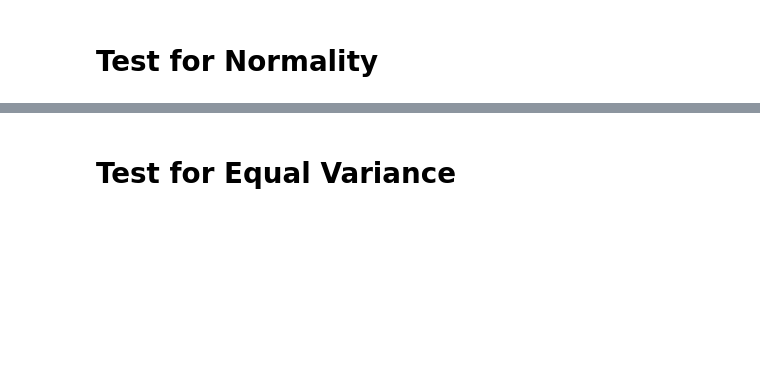
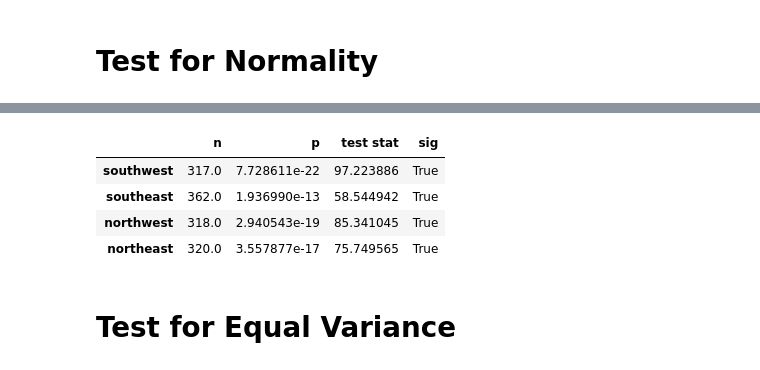
Before and after one commit to npipal/Hypothesis-Testing, a Jupyter notebook: Hypothesis Testing with Insurance Data (Core).ipynb, the cells around one changed output, grey strips where cells are left out. Drawn from its saved outputs; the diff is of its cells as text; code cells hidden in the pictures; blank space fills up the shorter version.

```diff
--- a/Hypothesis Testing with Insurance Data (Core).ipynb
+++ b/Hypothesis Testing with Insurance Data (Core).ipynb
@@ -234,0 +239,11 @@ TypeError: unsupported operand type(s) for /: 'str' and 'int'
+# %%
+## Create groups dictionary
+groups = {}
+## Loop through all unique categories
+for i in df['region'].unique():
+    ## Get series for group and rename
+    data = df.loc[df['region']==i,'charges'].copy()
+
+    # save into the dictionary
+    groups[i] = data
+groups.keys()
@@ -254,2 +271,10 @@ TypeError: unsupported operand type(s) for /: 'str' and 'int'
 # %% [markdown]
 # Test the assumptions of your selected test
+# %%
+for i, data in groups.items():
+
+    outliers = np.abs(stats.zscore(data)) > 3
+    print(f"There were {outliers.sum()} outliers in the {i} group.")
+
+    data = data.loc[~outliers]
+    groups[i] = data
@@ -256,2 +286,14 @@ TypeError: unsupported operand type(s) for /: 'str' and 'int'
 # %% [markdown]
 # Test for Normality
+# %%
+## Running normal test on each group and confirming there are >20 in each group
+norm_results = {}
+for i, data in groups.items():
+    stat, p = stats.normaltest(data)
+    ## save the p val, test statistic, and the size of the group
+    norm_results[i] = {'n': len(data),
+                             'p':p,
+                             'test stat':stat,}
+## convert to a dataframe
+norm_results_df = pd.DataFrame(norm_results).T
+norm_results_df
@@ -258,2 +306,12 @@ TypeError: unsupported operand type(s) for /: 'str' and 'int'
+# %%
+### checking sig with pandas
+norm_results_df['sig'] = norm_results_df['p'] < .05
+norm_results_df
+# %% [output]
+|  | n | p | test stat | sig |
+| southwest | 317.0 | 7.728611e-22 | 97.223886 | True |
+| southeast | 362.0 | 1.936990e-13 | 58.544942 | True |
+| northwest | 318.0 | 2.940543e-19 | 85.341045 | True |
+| northeast | 320.0 | 3.557877e-17 | 75.749565 | True |
 # %% [markdown]
 # Test for Equal Variance
```
Also changed, not shown: parts of 12 cells of this notebook.
